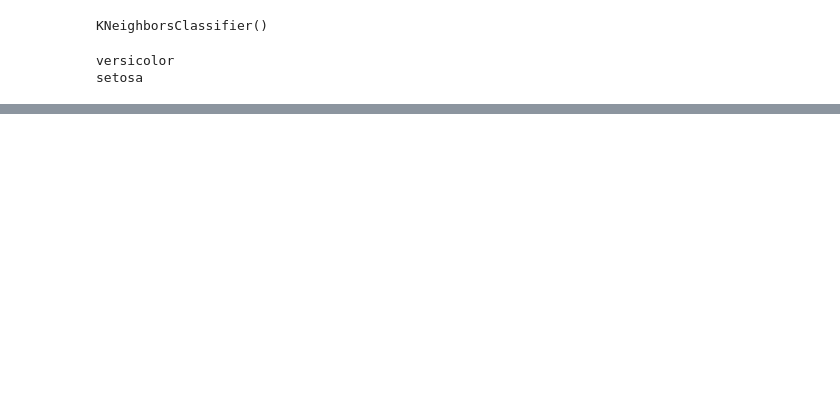
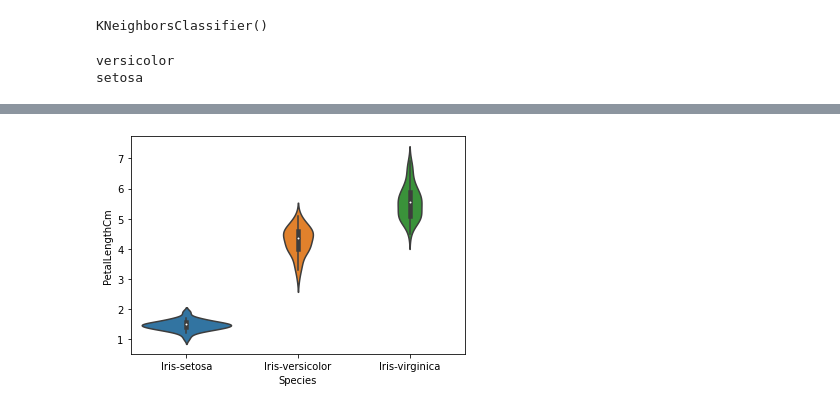
Before and after one commit to Sobariyah1001/datamining, a Jupyter notebook: _sources/Tugas.ipynb, the cells around one changed output, grey strips where cells are left out. Cells and saved outputs as stored; diff of their text form; code cells hidden in the pictures; blank space fills up the shorter version.

```diff
--- a/_sources/Tugas.ipynb
+++ b/_sources/Tugas.ipynb
@@ -373,0 +918,5 @@ setosa
+# %%
+sns.violinplot(x="Species",y="PetalLengthCm",data=iris)
+plt.show()
+# %% [output]
+[figure, added]
```
Also changed, not shown: parts of 68 cells of this notebook, 19 other files.
